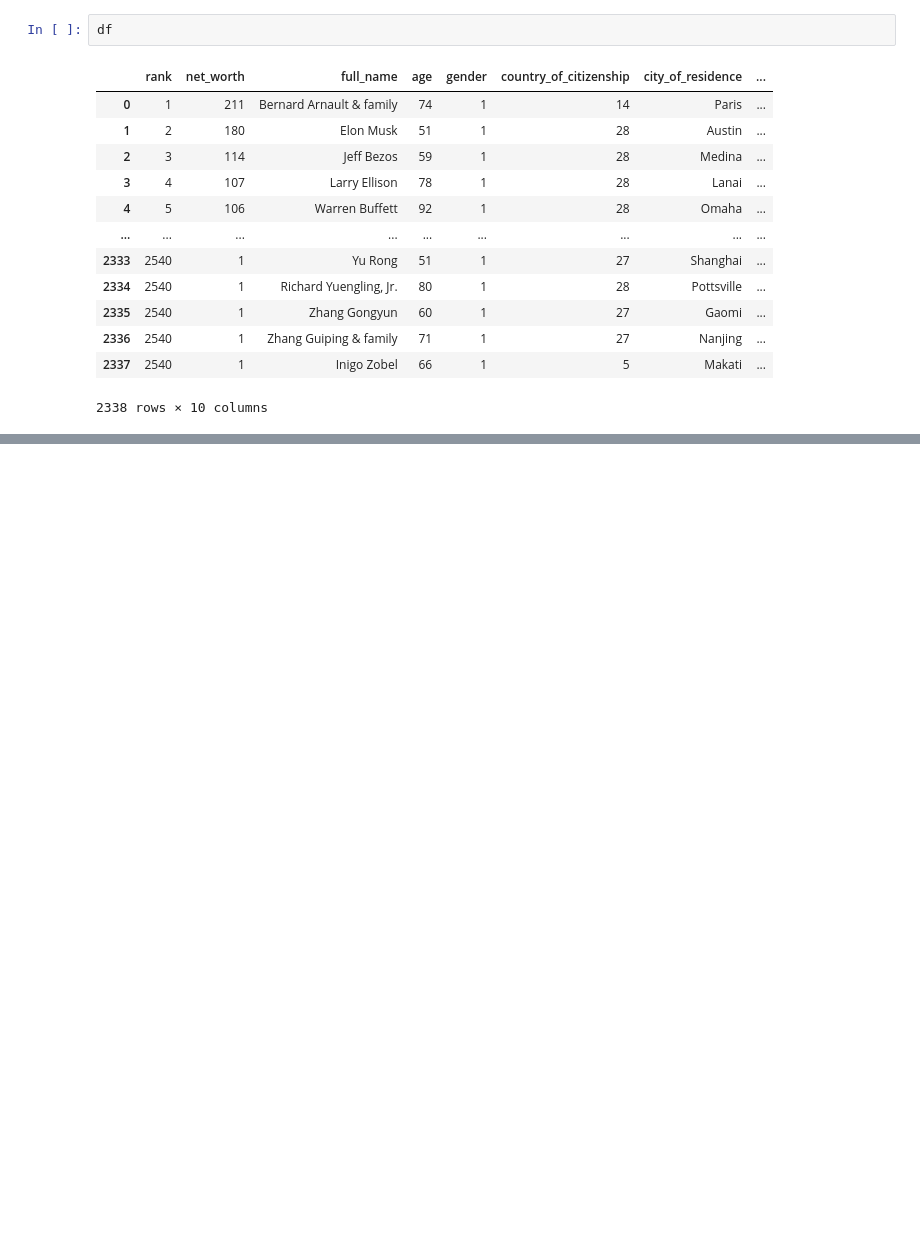
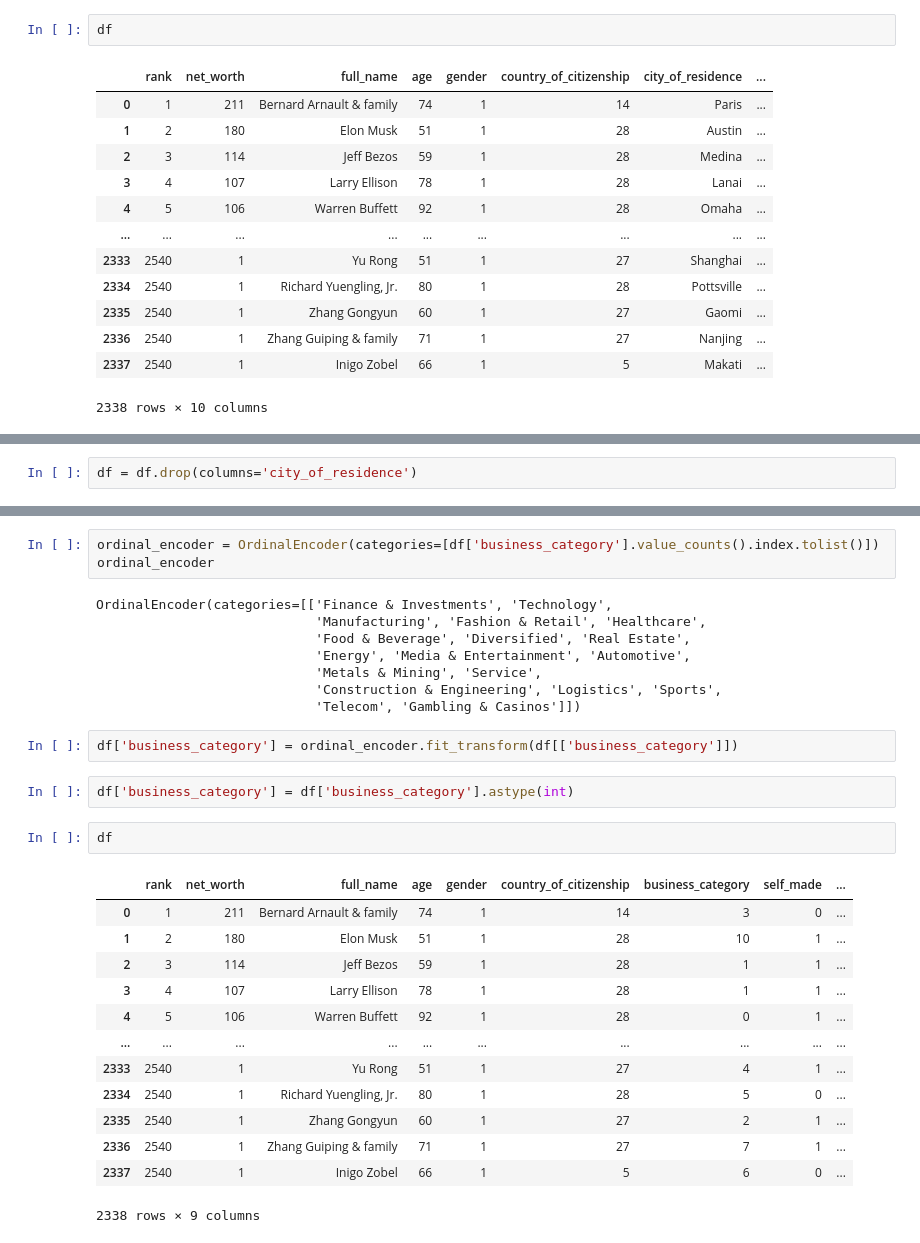
Before and after one commit to GyanPrakashkushwaha/Forbes-Billionaires, a Jupyter notebook: experiments/code_trails/data_transformation/encode_attributes.ipynb, the cells around one changed output, grey strips where cells are left out. Cells and saved outputs as stored; diff of their text form; blank space fills up the shorter version.

```diff
--- a/experiments/code_trails/data_transformation/encode_attributes.ipynb
+++ b/experiments/code_trails/data_transformation/encode_attributes.ipynb
@@ -239,0 +264,2 @@ df
+# %%
+df = df.drop(columns='city_of_residence')
@@ -239,0 +289,31 @@ df
+# %%
+ordinal_encoder = OrdinalEncoder(categories=[df['business_category'].value_counts().index.tolist()])
+ordinal_encoder
+# %% [output]
+OrdinalEncoder(categories=[['Finance & Investments', 'Technology',
+                            'Manufacturing', 'Fashion & Retail', 'Healthcare',
+                            'Food & Beverage', 'Diversified', 'Real Estate',
+                            'Energy', 'Media & Entertainment', 'Automotive',
+                            'Metals & Mining', 'Service',
+                            'Construction & Engineering', 'Logistics', 'Sports',
+                            'Telecom', 'Gambling & Casinos']])
+# %%
+df['business_category'] = ordinal_encoder.fit_transform(df[['business_category']])
+# %%
+df['business_category'] = df['business_category'].astype(int)
+# %%
+df
+# %% [output]
+|  | rank | net_worth | full_name | age | gender | country_of_citizenship | business_category | self_made | ... |
+| 0 | 1 | 211 | Bernard Arnault & family | 74 | 1 | 14 | 3 | 0 | ... |
+| 1 | 2 | 180 | Elon Musk | 51 | 1 | 28 | 10 | 1 | ... |
+| 2 | 3 | 114 | Jeff Bezos | 59 | 1 | 28 | 1 | 1 | ... |
+| 3 | 4 | 107 | Larry Ellison | 78 | 1 | 28 | 1 | 1 | ... |
+| 4 | 5 | 106 | Warren Buffett | 92 | 1 | 28 | 0 | 1 | ... |
+| ... | ... | ... | ... | ... | ... | ... | ... | ... | ... |
+| 2333 | 2540 | 1 | Yu Rong | 51 | 1 | 27 | 4 | 1 | ... |
+| 2334 | 2540 | 1 | Richard Yuengling, Jr. | 80 | 1 | 28 | 5 | 0 | ... |
+| 2335 | 2540 | 1 | Zhang Gongyun | 60 | 1 | 27 | 2 | 1 | ... |
+| 2336 | 2540 | 1 | Zhang Guiping & family | 71 | 1 | 27 | 7 | 1 | ... |
+| 2337 | 2540 | 1 | Inigo Zobel | 66 | 1 | 5 | 6 | 0 | ... |
+2338 rows × 9 columns
```
Also changed, not shown: parts of 5 cells of this notebook.
